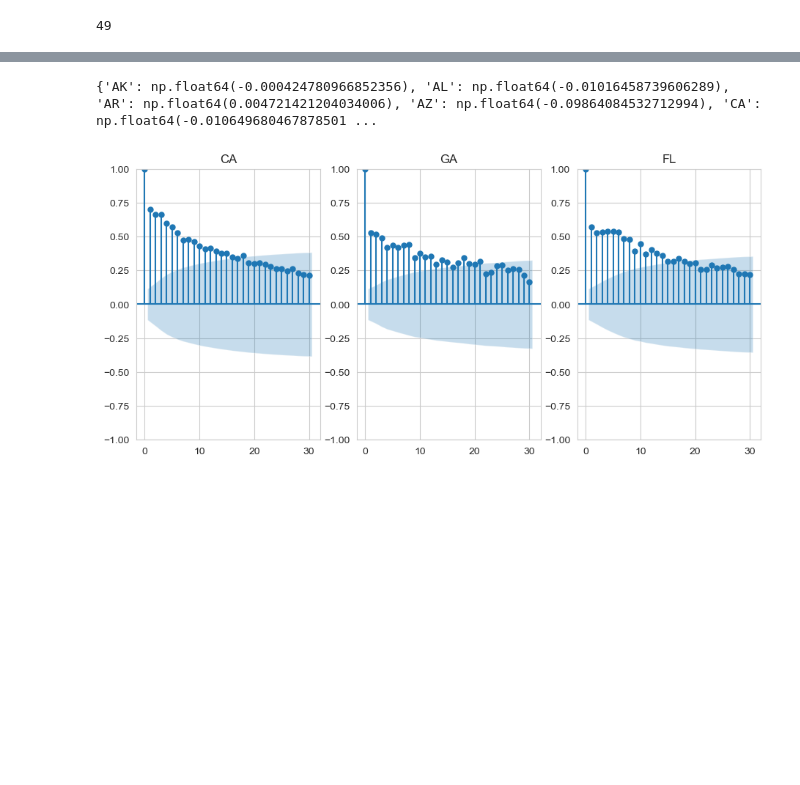
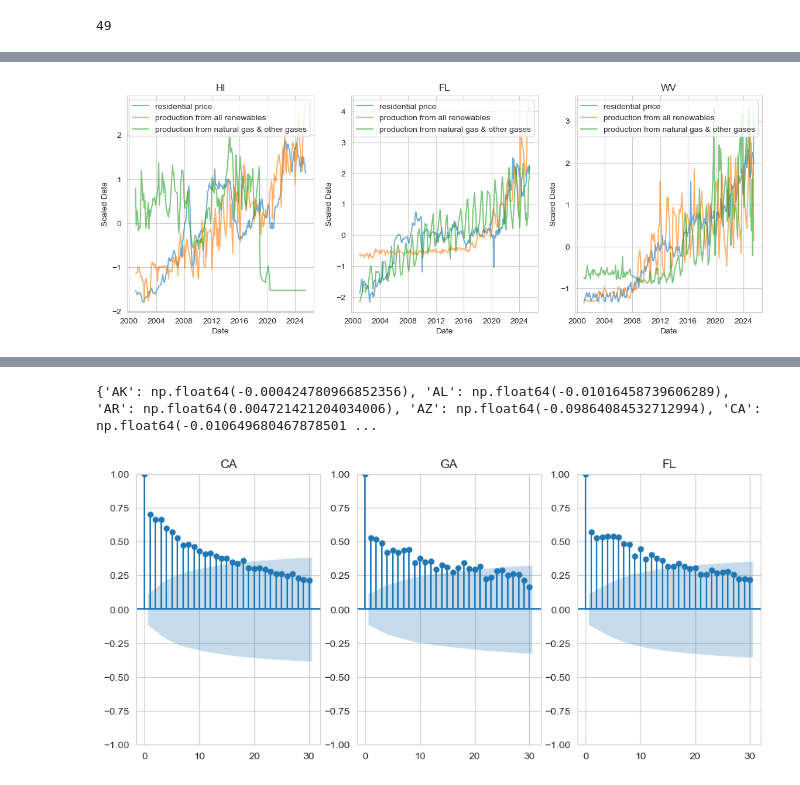
Before and after one commit to Erdos-Projects/fall-2025-forecasting-electricity-price, a Jupyter notebook: src/eda/will_eda.ipynb, the cells around one changed output, grey strips where cells are left out. Saved outputs shown, nothing was run; the diff lists cells and outputs as text; code cells hidden in the pictures; blank space fills up the shorter version.

```diff
--- a/src/eda/will_eda.ipynb
+++ b/src/eda/will_eda.ipynb
@@ -472,0 +455,3 @@ array(['ALL', 'BIO', 'BIS', 'COL', 'COW', 'FOS', 'HYC', 'NUC', 'OBW',
+# %%
+generation_descriptions = electricity_generation[['fueltypeid', 'fuelTypeDescription']].drop_duplicates().sort_values(by='fueltypeid').set_index('fueltypeid').to_dict()['fuelTypeDescription']
+generation_descriptions
@@ -472,0 +517,7 @@ array(['ALL', 'BIO', 'BIS', 'COL', 'COW', 'FOS', 'HYC', 'NUC', 'OBW',
+# %%
+corrs = {}
+
+for state in example_states:
+    corrs[state] = states_dfs[state].corr()['price'].drop('price').sort_values(ascending=False)
+
+print(corrs)
@@ -473 +550,21 @@ array(['ALL', 'BIO', 'BIS', 'COL', 'COW', 'FOS', 'HYC', 'NUC', 'OBW',
+# %%
+fig, axes = plt.subplots(ncols=len(example_states))
+fig.set_figwidth(14)
+cols = ['price', 'AOR', 'NGO']
+for i in range(len(example_states)):
+    state = example_states[i]
+    scaler = StandardScaler()
+    data = states_dfs[state][cols].copy()
+    data.loc[:,cols] = scaler.fit_transform(data)
+    for col in cols:
+        label = f'production from {generation_descriptions[col]}' if col in generation_descriptions else 'residential price'
+        sns.lineplot(data=data,
+                       x=states_dfs[state].index, y=col, ax=axes[i], label=label, alpha=0.6)
+    axes[i].legend()
+    axes[i].set_xlabel('Date')
+    axes[i].set_ylabel('Scaled Data')
+    axes[i].set_title(state)
+plt.show()
+# %% [output]
+[figure, added]
 # %%
```
Also changed, not shown: parts of 19 cells of this notebook.
